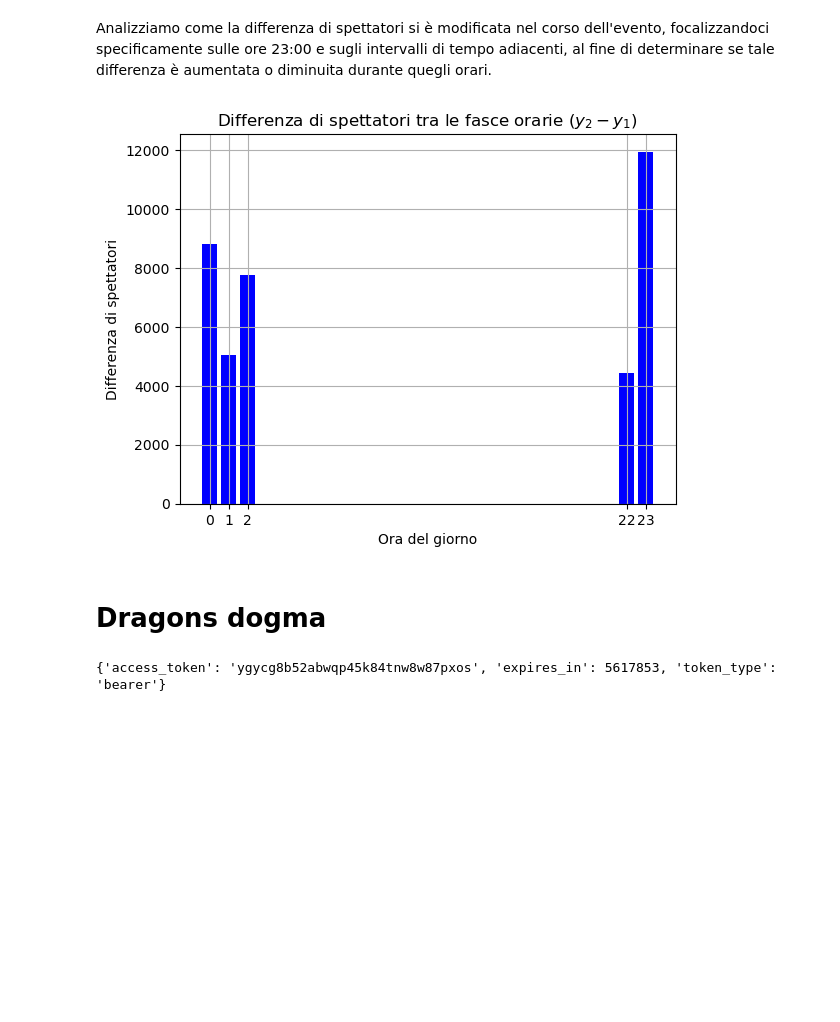
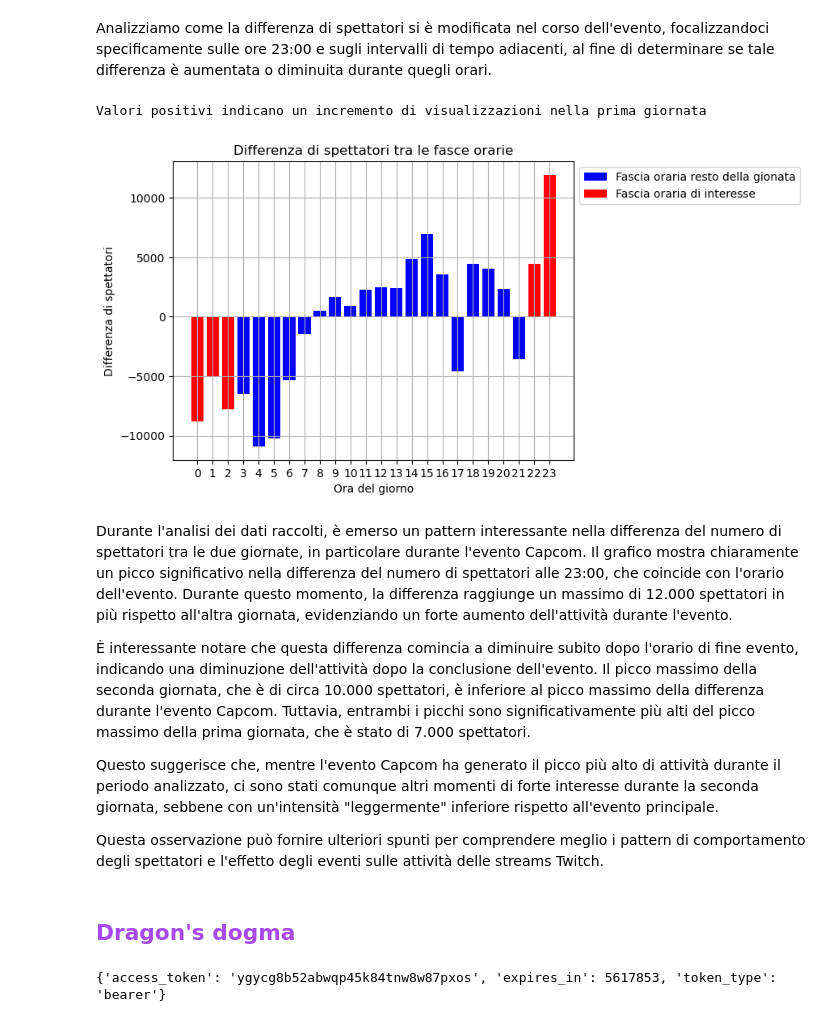
Before and after one commit to LenionK/Tutorial-SM, a Jupyter notebook: Tutorial.ipynb, the cells around one changed output. Saved outputs shown, nothing was run; the diff lists cells and outputs as text; code cells hidden in the pictures; blank space fills up the shorter version.

Commit message:
Fine analisi capcom
Ricorda di sisteamte label per Analisi dati

```diff
--- a/Tutorial.ipynb
+++ b/Tutorial.ipynb
@@ -590,33 +577,53 @@ Analizziamo come la differenza di spettatori si è modificata nel corso dell'eve
 # %%
 import numpy as np
 import matplotlib.pyplot as plt
+from matplotlib.patches import Patch
+
 
 # Supponiamo di avere due serie di dati Y1 e Y2 per le due fasce orarie
 
 Y1 = []
 Y2 = []
 
 X = [22, 23, 0, 1, 2]
 
-for ora in X:
+for ora in range(24):
     Y1.append(spect_ora(ora, df_g1))
     Y2.append(spect_ora(ora, df_g2))
 
 # Calcolo della differenza di spettatori tra le due fasce orarie
-differenza_spettatori = [np.abs(y2 - y1) for y1, y2 in zip(Y1, Y2)]
+differenza_spettatori = [(y1 - y2) for y1, y2 in zip(Y1, Y2)]
+
+print('Valori positivi indicano un incremento di visualizzazioni nella prima giornata')
+colori = ['blue' if ora not in X else 'red' for ora in range(24)]
 
 # Plot della differenza di spettatori con un grafico a barre
-plt.bar(X, differenza_spettatori, color='blue')
+plt.bar(range(24), differenza_spettatori, color=colori, label= 'Differenza spettatori')
 plt.title('Differenza di spettatori tra le fasce orarie')
 plt.xlabel('Ora del giorno')
 plt.ylabel('Differenza di spettatori')
-plt.xticks(X)
+plt.xticks(range(24))
 plt.grid(True)
+
+legend_elements = [Patch(facecolor='blue', label='Fascia oraria resto della gionata'),
+                   Patch(facecolor='red', label='Fascia oraria di interesse')]
+
+plt.legend(handles=legend_elements, loc='upper left', bbox_to_anchor=(1, 1))
 plt.show()
 # %% [output]
+Valori positivi indicano un incremento di visualizzazioni nella prima giornata
-[figure, old version]
+[figure, new version]
-# %% [markdown]
-# Dragons dogma
+# %% [markdown]
+Durante l'analisi dei dati raccolti, è emerso un pattern interessante nella differenza del numero di spettatori tra le due giornate, in particolare durante l'evento Capcom. Il grafico mostra chiaramente un picco significativo nella differenza del numero di spettatori alle 23:00, che coincide con l'orario dell'evento. Durante questo momento, la differenza raggiunge un massimo di 12.000 spettatori in più rispetto all'altra giornata, evidenziando un forte aumento dell'attività durante l'evento.
+
+È interessante notare che questa differenza comincia a diminuire subito dopo l'orario di fine evento, indicando una diminuzione dell'attività dopo la conclusione dell'evento.
+Il picco massimo della seconda giornata, che è di circa 10.000 spettatori, è inferiore al picco massimo della differenza durante l'evento Capcom. Tuttavia, entrambi i picchi sono significativamente più alti del picco massimo della prima giornata, che è stato di 7.000 spettatori.
+
+Questo suggerisce che, mentre l'evento Capcom ha generato il picco più alto di attività durante il periodo analizzato, ci sono stati comunque altri momenti di forte interesse durante la seconda giornata, sebbene con un'intensità "leggermente" inferiore rispetto all'evento principale.
+
+Questa osservazione può fornire ulteriori spunti per comprendere meglio i pattern di comportamento degli spettatori e l'effetto degli eventi sulle attività delle streams Twitch.
+# %% [markdown]
+## <span style="color:#a749eb;" id ="dd">**Dragon's dogma**</span>
 # %%
 import json
 import numpy as np
```
Also changed, not shown: parts of 10 cells of this notebook.
